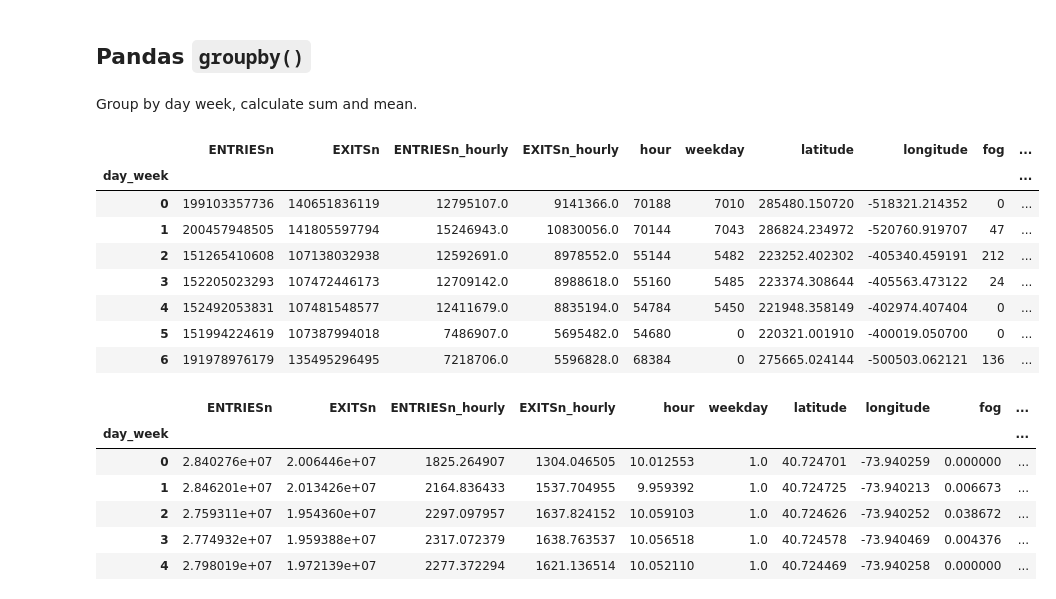
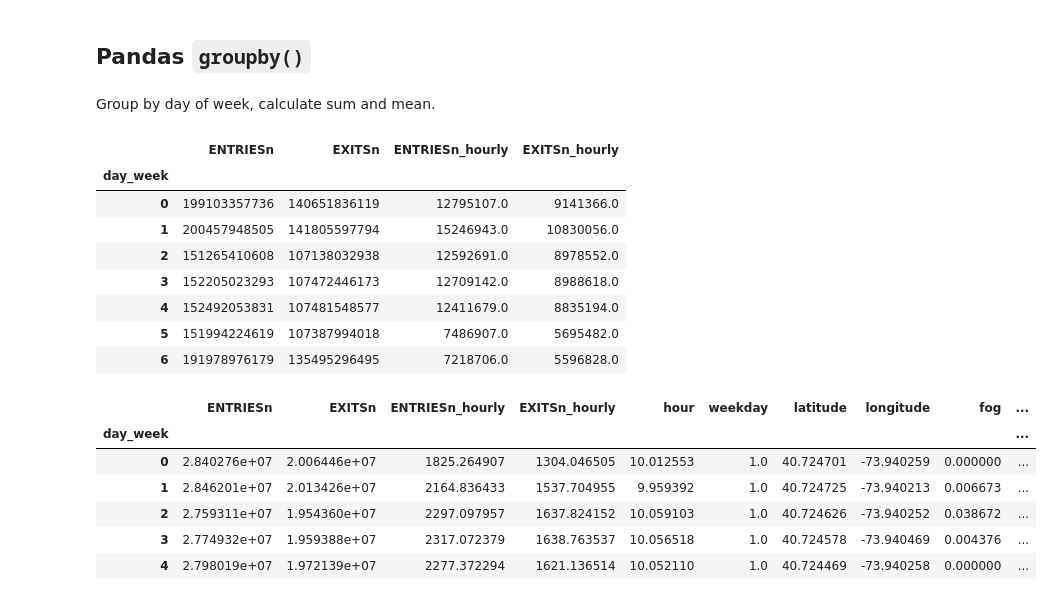
Before and after one commit to drdtr/udacity-intro-to-data-analysis, a Jupyter notebook: lessons/lesson3.ipynb, the cells around one changed output. Drawn from its saved outputs; the diff is of its cells as text; code cells hidden in the pictures.

```diff
--- a/lessons/lesson3.ipynb
+++ b/lessons/lesson3.ipynb
@@ -776,19 +755,20 @@ standardize_rows(grades_df)
 # %% [markdown]
 ## Pandas `groupby()`
 # %% [markdown]
-Group by day week, calculate sum and mean.
+Group by day of week, calculate sum and mean.
 # %%
-subway_df.groupby(Col.day_week).sum()
+subway_df[[Col.day_week, Col.entries, Col.exits, Col.entries_hourly, Col.exits_hourly]]\
+    .groupby(Col.day_week).sum()
 # %% [output]
-|  | ENTRIESn | EXITSn | ENTRIESn_hourly | EXITSn_hourly | hour | weekday | latitude | longitude | fog | ... |
-| day_week |  |  |  |  |  |  |  |  |  | ... |
-| 0 | 199103357736 | 140651836119 | 12795107.0 | 9141366.0 | 70188 | 7010 | 285480.150720 | -518321.214352 | 0 | ... |
-| 1 | 200457948505 | 141805597794 | 15246943.0 | 10830056.0 | 70144 | 7043 | 286824.234972 | -520760.919707 | 47 | ... |
-| 2 | 151265410608 | 107138032938 | 12592691.0 | 8978552.0 | 55144 | 5482 | 223252.402302 | -405340.459191 | 212 | ... |
-| 3 | 152205023293 | 107472446173 | 12709142.0 | 8988618.0 | 55160 | 5485 | 223374.308644 | -405563.473122 | 24 | ... |
-| 4 | 152492053831 | 107481548577 | 12411679.0 | 8835194.0 | 54784 | 5450 | 221948.358149 | -402974.407404 | 0 | ... |
-| 5 | 151994224619 | 107387994018 | 7486907.0 | 5695482.0 | 54680 | 0 | 220321.001910 | -400019.050700 | 0 | ... |
-| 6 | 191978976179 | 135495296495 | 7218706.0 | 5596828.0 | 68384 | 0 | 275665.024144 | -500503.062121 | 136 | ... |
+|  | ENTRIESn | EXITSn | ENTRIESn_hourly | EXITSn_hourly |
+| day_week |  |  |  |  |
+| 0 | 199103357736 | 140651836119 | 12795107.0 | 9141366.0 |
+| 1 | 200457948505 | 141805597794 | 15246943.0 | 10830056.0 |
+| 2 | 151265410608 | 107138032938 | 12592691.0 | 8978552.0 |
+| 3 | 152205023293 | 107472446173 | 12709142.0 | 8988618.0 |
+| 4 | 152492053831 | 107481548577 | 12411679.0 | 8835194.0 |
+| 5 | 151994224619 | 107387994018 | 7486907.0 | 5695482.0 |
+| 6 | 191978976179 | 135495296495 | 7218706.0 | 5596828.0 |
 # %%
 subway_df.groupby(Col.day_week).mean()
 # %% [output]
```
Also changed, not shown: parts of 22 cells of this notebook.
